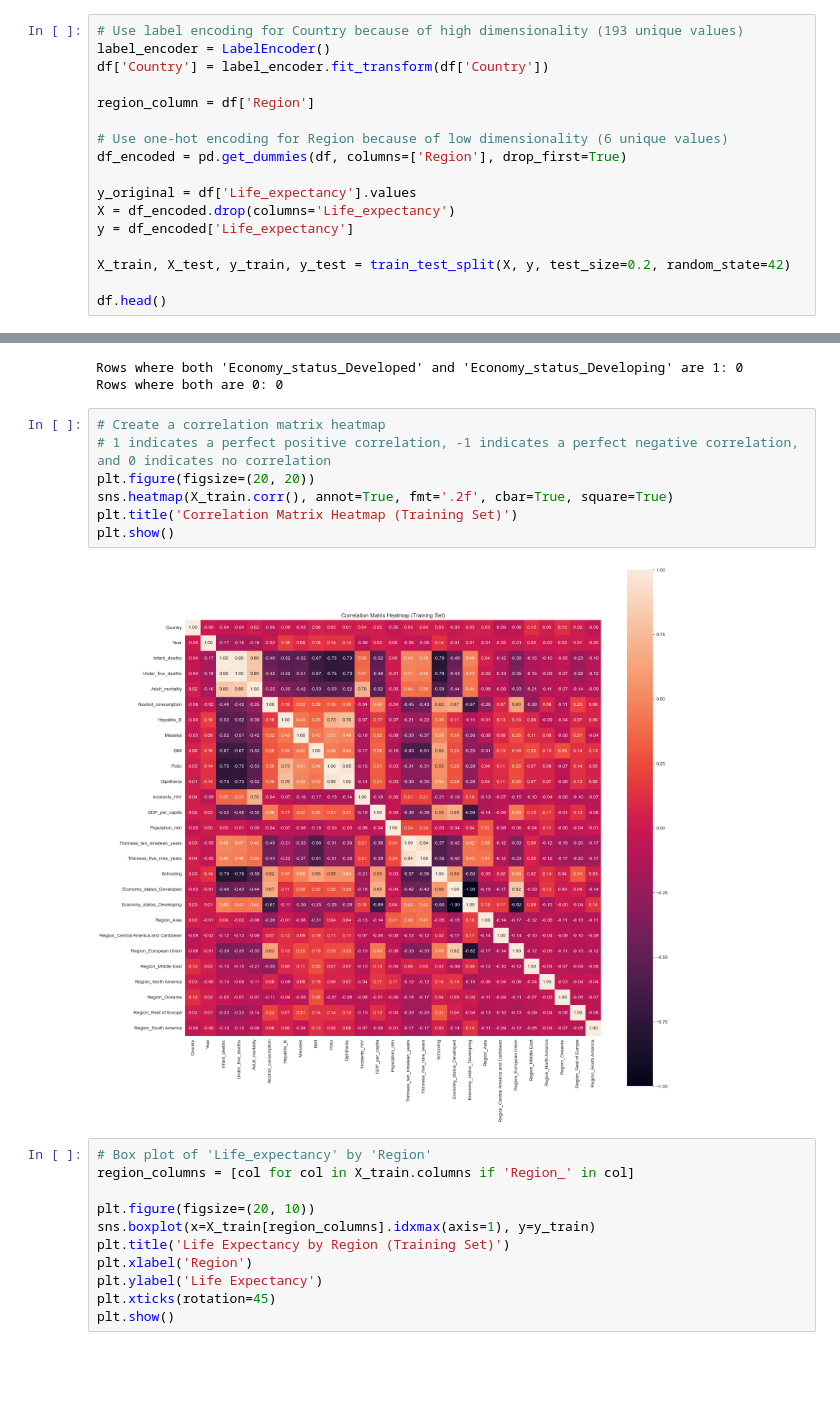
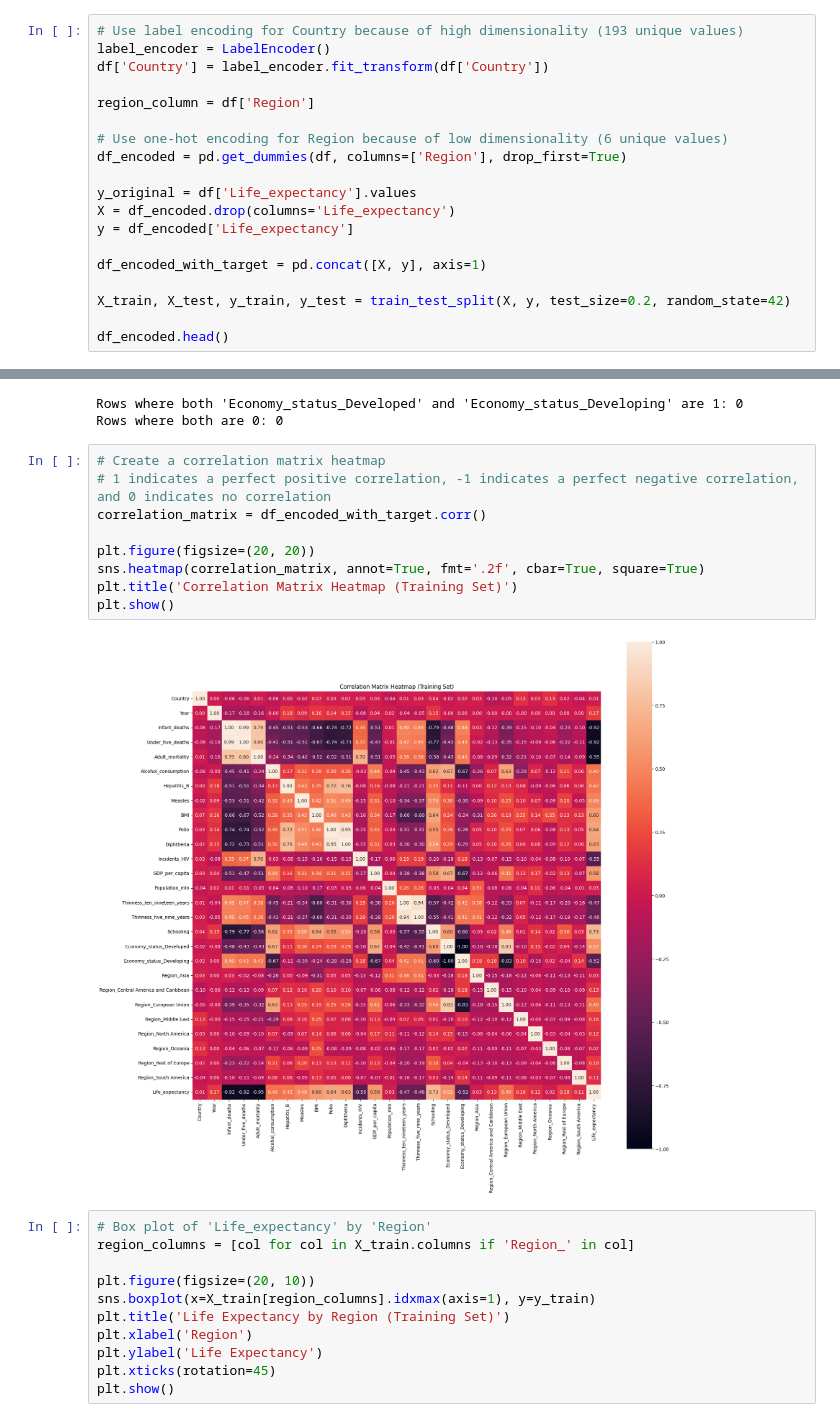
Before and after one commit to malinhauglandh/life-expectancy-prediction, a Jupyter notebook: eda/life_expectancy_exploratory_analysis.ipynb, the cells around one changed output, grey strips where cells are left out. Saved outputs shown, nothing was run; the diff lists cells and outputs as text; blank space fills up the shorter version.

Commit message:
Added life_expectancy to heatmap

```diff
--- a/eda/life_expectancy_exploratory_analysis.ipynb
+++ b/eda/life_expectancy_exploratory_analysis.ipynb
@@ -43,7 +43,9 @@ y_original = df['Life_expectancy'].values
 X = df_encoded.drop(columns='Life_expectancy')
 y = df_encoded['Life_expectancy']
 
+df_encoded_with_target = pd.concat([X, y], axis=1)
+
 X_train, X_test, y_train, y_test = train_test_split(X, y, test_size=0.2, random_state=42)
 
-df.head()
+df_encoded.head()
 # %% [output]
@@ -153,12 +155,14 @@ Rows where both are 0: 0
 # %%
 # Create a correlation matrix heatmap
 # 1 indicates a perfect positive correlation, -1 indicates a perfect negative correlation, and 0 indicates no correlation
+correlation_matrix = df_encoded_with_target.corr()
+
 plt.figure(figsize=(20, 20))
-sns.heatmap(X_train.corr(), annot=True, fmt='.2f', cbar=True, square=True)
+sns.heatmap(correlation_matrix, annot=True, fmt='.2f', cbar=True, square=True)
 plt.title('Correlation Matrix Heatmap (Training Set)')
 plt.show()
 # %% [output]
-[figure, old version]
+[figure, new version]
 # %%
 # Box plot of 'Life_expectancy' by 'Region'
 region_columns = [col for col in X_train.columns if 'Region_' in col]
```
Also changed, not shown: parts of 1 cell of this notebook.
